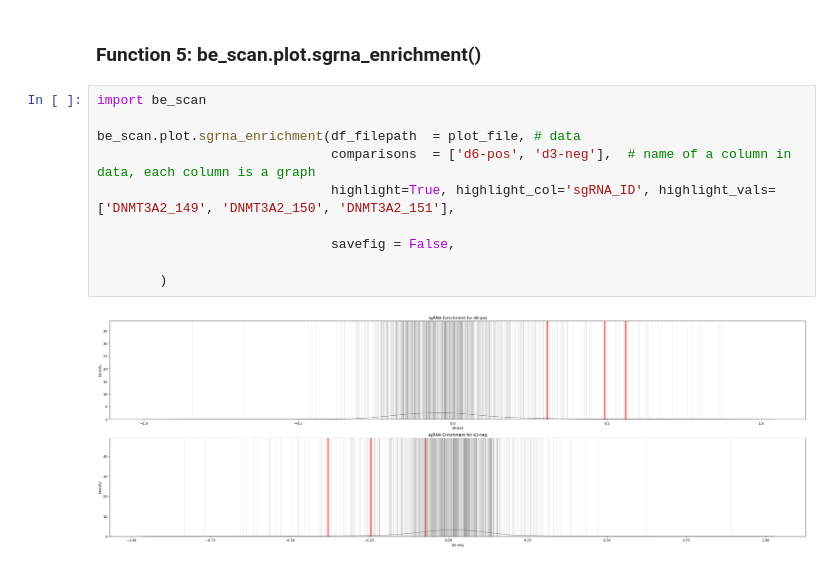
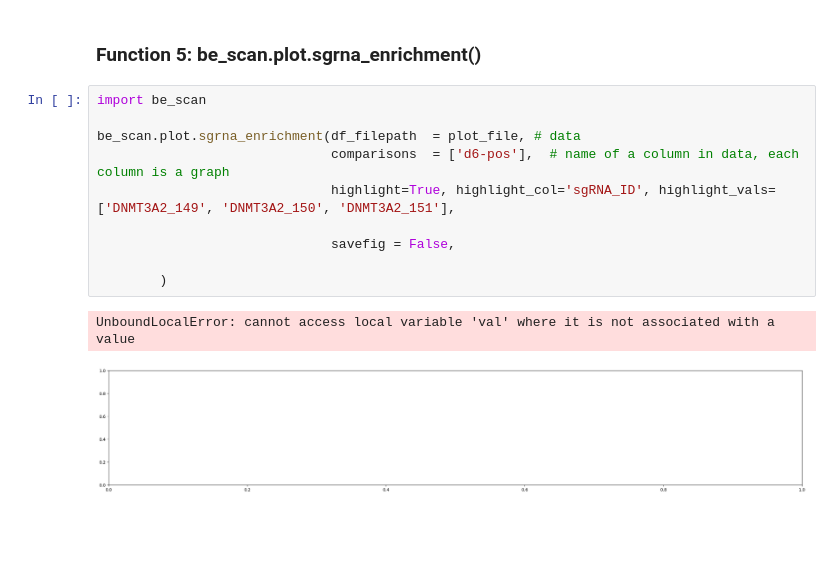
Before and after one commit to liaulab/be-scan, a Jupyter notebook: docs/source/notebooks/tutorial.ipynb, the cells around one changed output. Drawn from its saved outputs; the diff is of its cells as text; blank space fills up the shorter version.

Commit message:
sgrna enrichment multiple vs single plot bug

```diff
--- a/docs/source/notebooks/tutorial.ipynb
+++ b/docs/source/notebooks/tutorial.ipynb
@@ -451,12 +451,13 @@ be_scan.plot.boxplot(df_filepath  = plot_file, # data
 # %%
 import be_scan
 
 be_scan.plot.sgrna_enrichment(df_filepath  = plot_file, # data
-                              comparisons  = ['d6-pos', 'd3-neg'],  # name of a column in data, each column is a graph
+                              comparisons  = ['d6-pos'],  # name of a column in data, each column is a graph
                               highlight=True, highlight_col='sgRNA_ID', highlight_vals=['DNMT3A2_149', 'DNMT3A2_150', 'DNMT3A2_151'],
 
                               savefig = False,
 
         )
 # %% [output]
+UnboundLocalError: cannot access local variable 'val' where it is not associated with a value
-[figure, old version]
+[figure, new version]
```
Also changed, not shown: parts of 1 cell of this notebook, 1 other file.
